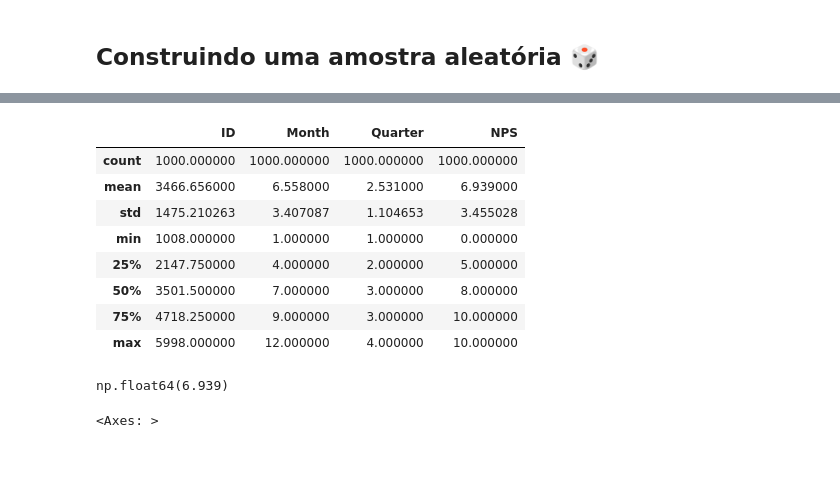
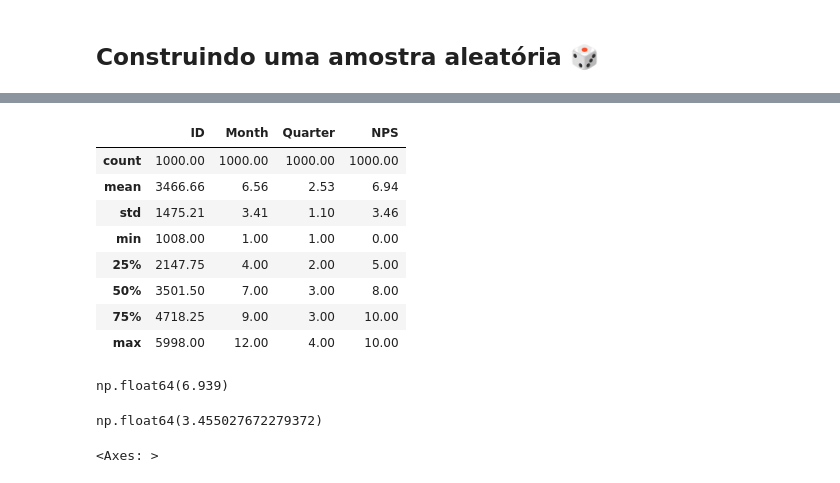
Before and after one commit to JhowSantiago/Fiap-AI-Scientist, a Jupyter notebook: Projetos Práticos/FASE 1/Estatística essencial para cientistas de dados/Aula 1.2 Hnads ON Amostragem e Intervalo/Aula 1.ipynb, the cells around one changed output, grey strips where cells are left out. Saved outputs shown, nothing was run; the diff lists cells and outputs as text; code cells hidden in the pictures.

```diff
--- a/Projetos Práticos/FASE 1/Estatística essencial para cientistas de dados/Aula 1.2 Hnads ON Amostragem e Intervalo/Aula 1.ipynb
+++ b/Projetos Práticos/FASE 1/Estatística essencial para cientistas de dados/Aula 1.2 Hnads ON Amostragem e Intervalo/Aula 1.ipynb
@@ -72,15 +77,15 @@ df.describe() # população
 # %%
-sample.describe() # amostra
+sample.describe().round(2) # amostra
 # %% [output]
 |  | ID | Month | Quarter | NPS |
-| count | 1000.000000 | 1000.000000 | 1000.000000 | 1000.000000 |
-| mean | 3466.656000 | 6.558000 | 2.531000 | 6.939000 |
-| std | 1475.210263 | 3.407087 | 1.104653 | 3.455028 |
-| min | 1008.000000 | 1.000000 | 1.000000 | 0.000000 |
-| 25% | 2147.750000 | 4.000000 | 2.000000 | 5.000000 |
-| 50% | 3501.500000 | 7.000000 | 3.000000 | 8.000000 |
-| 75% | 4718.250000 | 9.000000 | 3.000000 | 10.000000 |
-| max | 5998.000000 | 12.000000 | 4.000000 | 10.000000 |
+| count | 1000.00 | 1000.00 | 1000.00 | 1000.00 |
+| mean | 3466.66 | 6.56 | 2.53 | 6.94 |
+| std | 1475.21 | 3.41 | 1.10 | 3.46 |
+| min | 1008.00 | 1.00 | 1.00 | 0.00 |
+| 25% | 2147.75 | 4.00 | 2.00 | 5.00 |
+| 50% | 3501.50 | 7.00 | 3.00 | 8.00 |
+| 75% | 4718.25 | 9.00 | 3.00 | 10.00 |
+| max | 5998.00 | 12.00 | 4.00 | 10.00 |
 # %%
 # Statistics
 sample_mean = sample['NPS'].mean()
@@ -90,6 +95,10 @@ n = len(sample)
 sample_mean
 # %% [output]
 np.float64(6.939)
+# %%
+sample_std
+# %% [output]
+np.float64(3.455027672279372)
 # %%
 sample['NPS'].hist()
 # %% [output]
```
Also changed, not shown: parts of 7 cells of this notebook.
